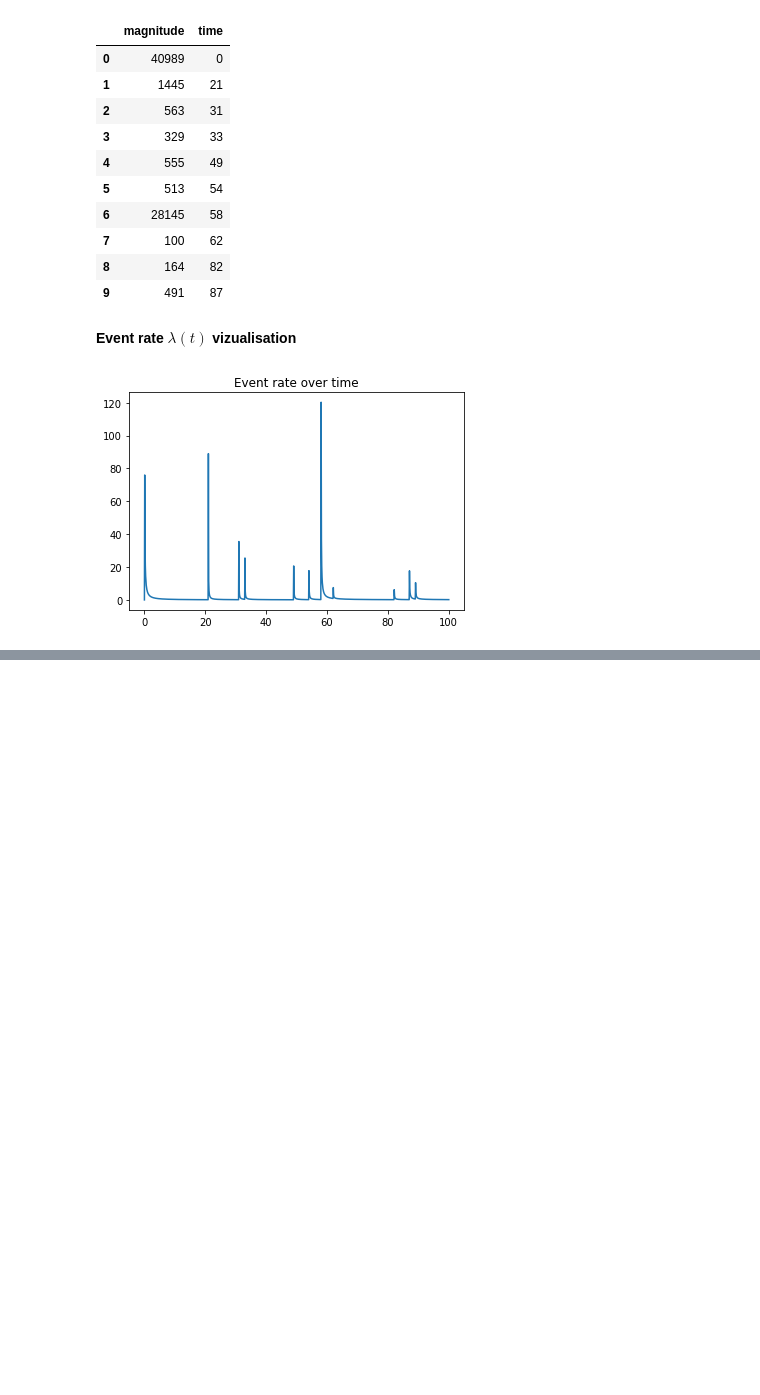
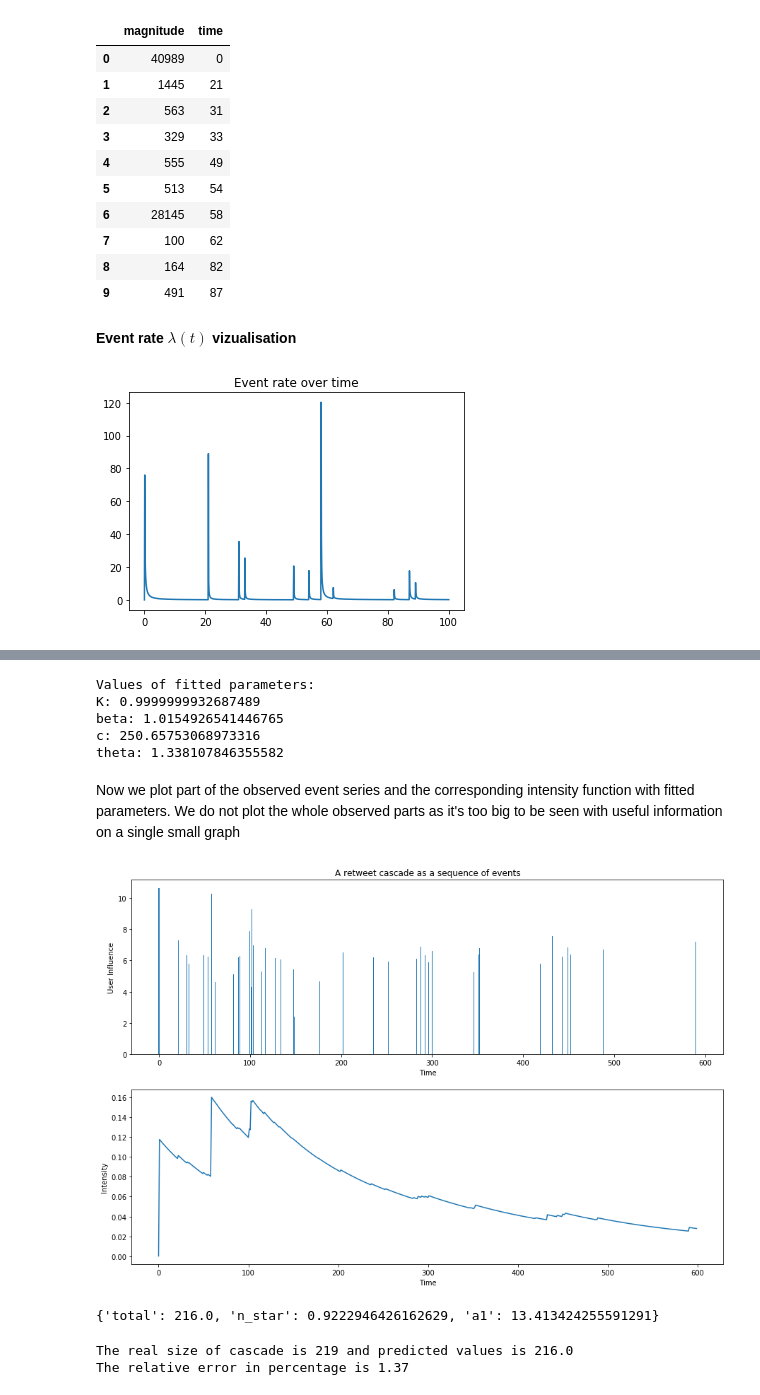
Before and after one commit to mohamedbejaoui/Tweets_Popularity_Prediction, a Jupyter notebook: hawkes_point_process/marked_hawkes_point_process.ipynb, the cells around one changed output, grey strips where cells are left out. Saved outputs shown, nothing was run; the diff lists cells and outputs as text; code cells hidden in the pictures; blank space fills up the shorter version.

Commit message:
complete jupyter notebook to showcase hawkes process functionning

```diff
--- a/hawkes_point_process/marked_hawkes_point_process.ipynb
+++ b/hawkes_point_process/marked_hawkes_point_process.ipynb
@@ -69,0 +68,3 @@ Estimating the Hawkes process will consist in minimizing this negative log-likel
+# %%
+start_params = np.array([1, 1, 250, 1])
+result_params, result_info = fit_parameters(history.to_numpy(), start_params)
@@ -69,0 +89,54 @@ Estimating the Hawkes process will consist in minimizing this negative log-likel
+# %%
+print("Values of fitted parameters:")
+print(f"K: {result_params[0]}")
+print(f"beta: {result_params[1]}")
+print(f"c: {result_params[2]}")
+print(f"theta: {result_params[3]}")
+
+fitted_params=dict(K=result_params[0], beta=result_params[1], c=result_params[2], theta=result_params[3])
+# %% [output]
+Values of fitted parameters:
+K: 0.9999999932687489
+beta: 1.0154926541446765
+c: 250.65753068973316
+theta: 1.338107846355582
+# %% [markdown]
+Now we plot part of the observed event series and the corresponding intensity function with fitted parameters. We do not plot the whole observed parts as it's too big to be seen with useful information on a single small graph
+# %%
+plt_time = 600
+plt_data = history[history['time']<=plt_time]
+intensity = lambda_rate(t=np.arange(0, plt_time, 1), history=history.to_numpy(),
+                        params=dict(K=fitted_params['K'], beta=fitted_params['beta'],
+                                    c=fitted_params['c'], theta=fitted_params['theta']))
+
+plt.figure(figsize=(15, 10))
+
+plt.subplot(2, 1, 1)
+plt.bar(plt_data['time'].values, np.log(plt_data['magnitude'].values), linewidth=5)
+plt.title('A retweet cascade as a sequence of events')
+plt.xlabel('Time')
+plt.ylabel('User Influence')
+
+plt.subplot(2, 1, 2)
+plt.plot(np.arange(0, plt_time, 1), intensity)
+plt.xlabel('Time')
+plt.ylabel('Intensity');
+# %% [output]
+[figure, added]
+# %%
+# To get predictions from fitted model we can call the function that estimates the final number of tweets
+# in the cascade
+prediction = get_total_events(history=history.to_numpy(), T=observation_duration,
+                              params=fitted_params)
+print(prediction)
+# %% [output]
+{'total': 216.0, 'n_star': 0.9222946426162629, 'a1': 13.413424255591291}
+# %%
+# Total length of real casacde
+n_real = len(real_cascade)
+n_pred = prediction['total']
+print(f"The real size of cascade is {n_real} and predicted values is {n_pred}")
+print(f"The relative error in percentage is {round(100 * abs(n_real - n_pred) / n_real, 2)}")
+# %% [output]
+The real size of cascade is 219 and predicted values is 216.0
+The relative error in percentage is 1.37
```
Also changed, not shown: parts of 4 cells of this notebook, 1 other file.
